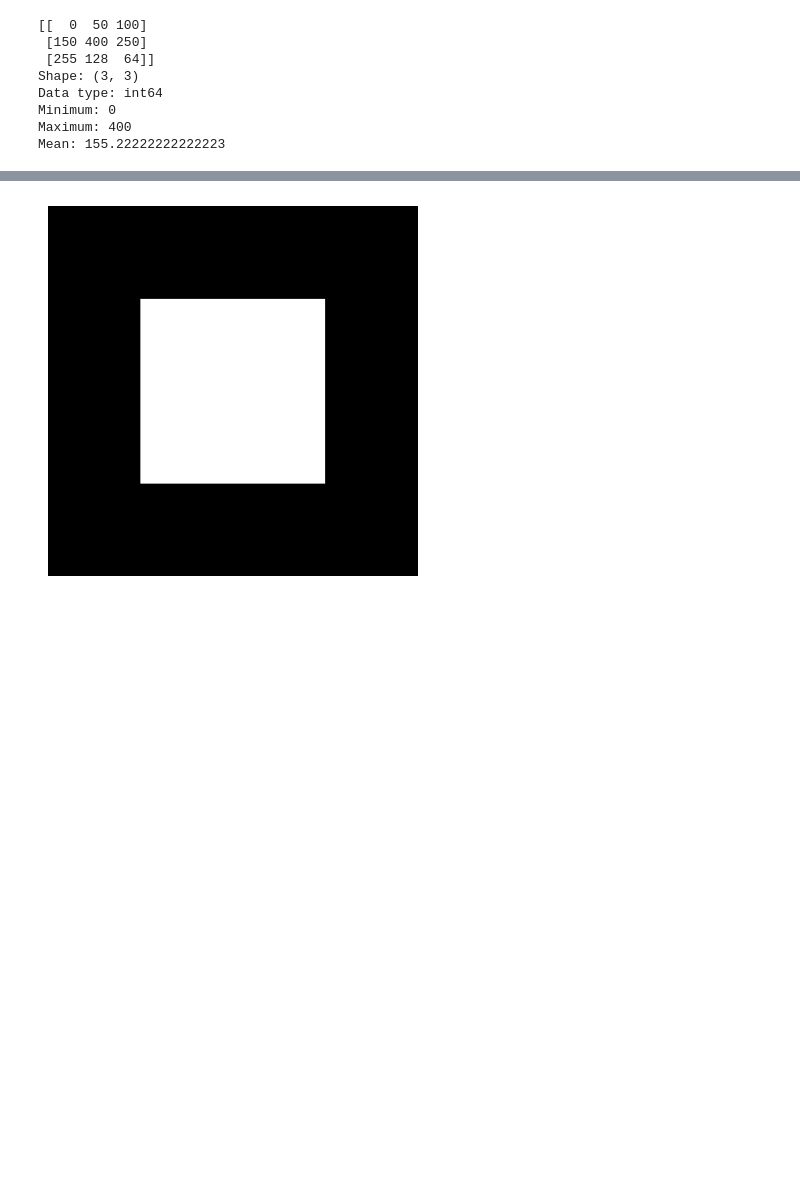
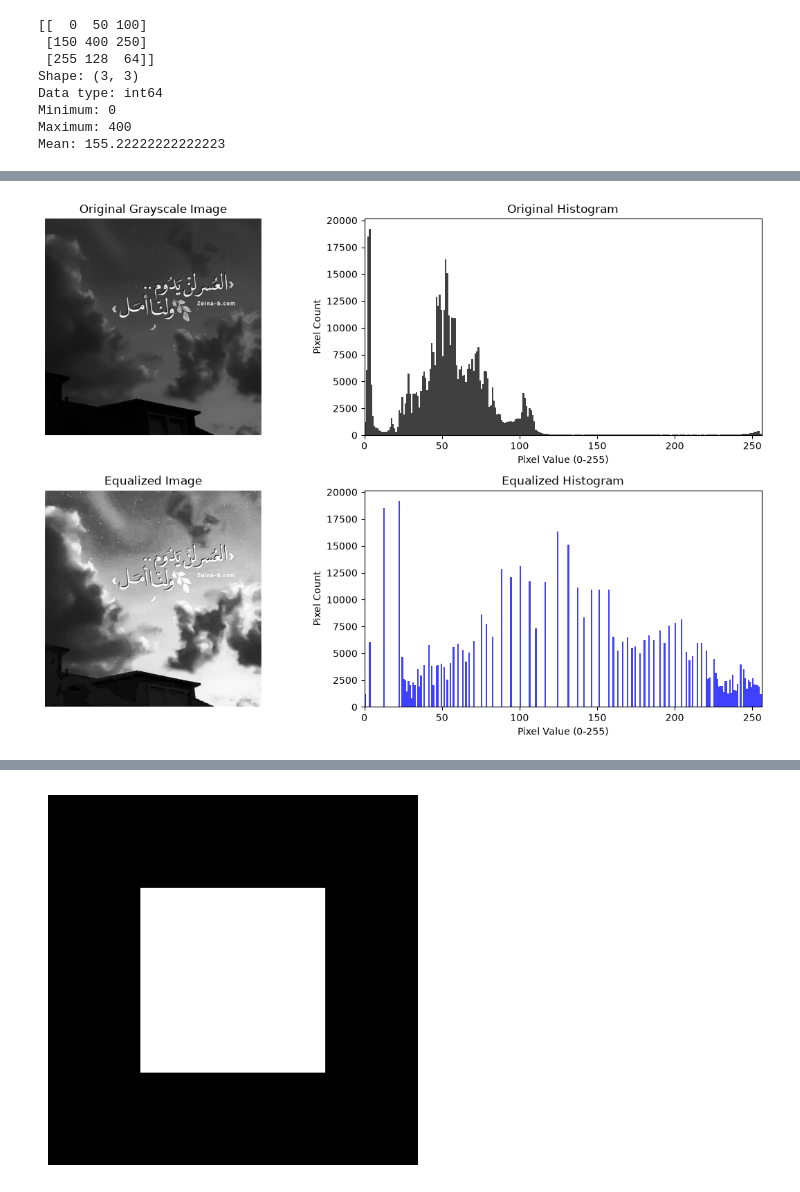
Before and after one commit to hmadi1yousef111-collab/MOHAMMED, a Jupyter notebook: Untitled-1.ipynb, the cells around one changed output, grey strips where cells are left out. Saved outputs shown, nothing was run; the diff lists cells and outputs as text; code cells hidden in the pictures; blank space fills up the shorter version.

```diff
--- a/Untitled-1.ipynb
+++ b/Untitled-1.ipynb
@@ -23,0 +86,48 @@ Mean: 155.22222222222223
+# %%
+import cv2
+from PIL import Image
+import numpy as np
+import matplotlib.pyplot as plt
+
+# 1. قراءة الصورة
+img = Image.open(r"C:\Users\PC-LAB1\Desktop\immge processing\ed44b0c4f03794879c13e936928a7d69.jpg")
+image = np.array(img)
+
+# 2. تحويل الصورة إلى التدرج الرمادي (أن أنظمة الموازنة القياسية تعمل على قناة واحدة)
+if image.ndim == 3:
+    gray_image = cv2.cvtColor(image, cv2.COLOR_RGB2GRAY)
+else:
+    gray_image = image
+
+# 3. تطبيق موازنة الهستوجرام (Histogram Equalization)
+equalized_image = cv2.equalizeHist(gray_image)
+
+# 4. إعداد لوحة رسم مقسمة (2x2) لتوضيح النتائج
+fig, axes = plt.subplots(2, 2, figsize=(12, 8))
+
+# --- الصورة الأصلية وهستوجرامها ---
+axes[0, 0].imshow(gray_image, cmap="gray")
+axes[0, 0].set_title("Original Grayscale Image")
+axes[0, 0].axis("off")
+
+axes[0, 1].hist(gray_image.ravel(), bins=256, range=[0, 256], color="black", alpha=0.75)
+axes[0, 1].set_title("Original Histogram")
+axes[0, 1].set_xlabel("Pixel Value (0-255)")
+axes[0, 1].set_ylabel("Pixel Count")
+axes[0, 1].set_xlim([0, 256])
+
+# --- الصورة بعد الموازنة وهستوجرامها ---
+axes[1, 0].imshow(equalized_image, cmap="gray")
+axes[1, 0].set_title("Equalized Image")
+axes[1, 0].axis("off")
+
+axes[1, 1].hist(equalized_image.ravel(), bins=256, range=[0, 256], color="blue", alpha=0.75)
+axes[1, 1].set_title("Equalized Histogram")
+axes[1, 1].set_xlabel("Pixel Value (0-255)")
+axes[1, 1].set_ylabel("Pixel Count")
+axes[1, 1].set_xlim([0, 256])
+
+plt.tight_layout()
+plt.show()
+# %% [output]
+[figure, added]
```
Also changed, not shown: parts of 3 cells of this notebook.
